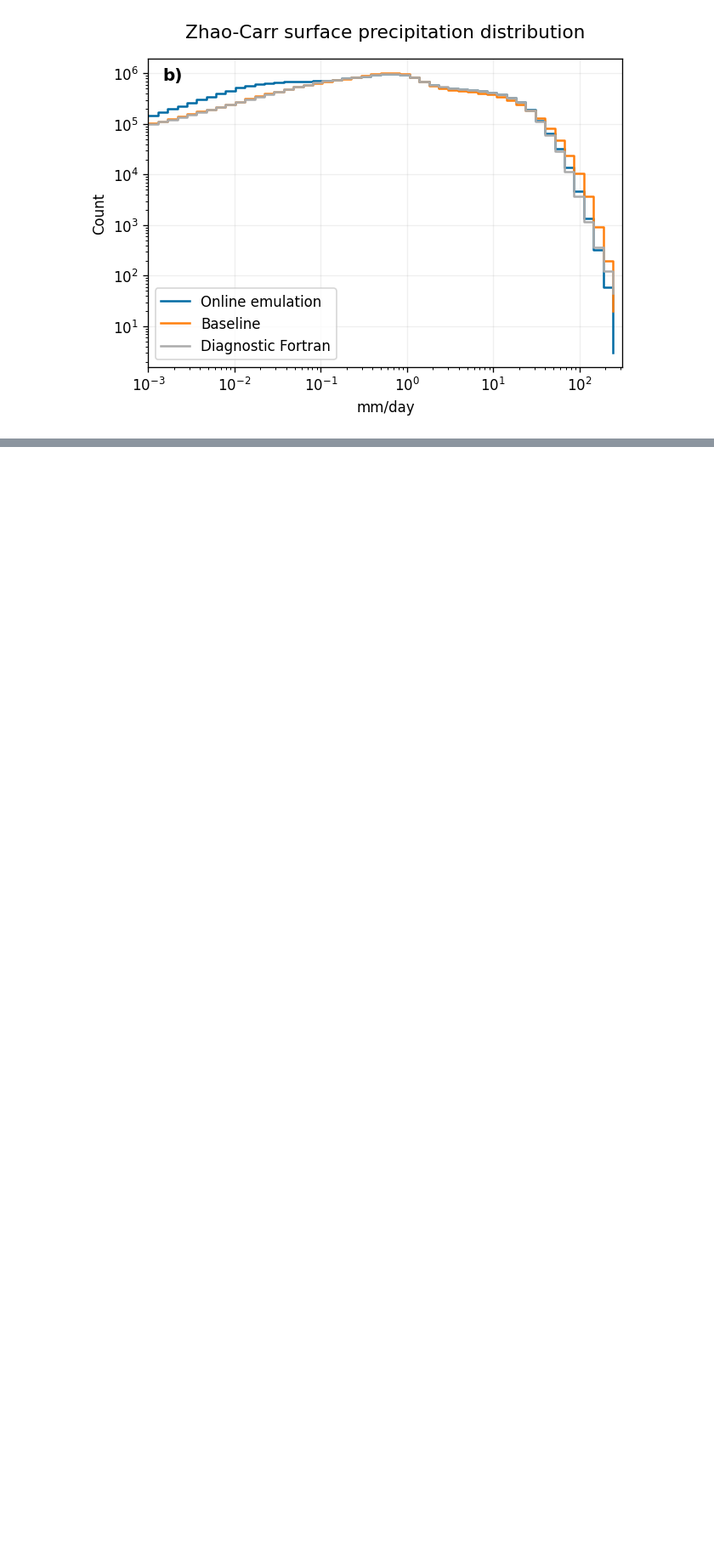
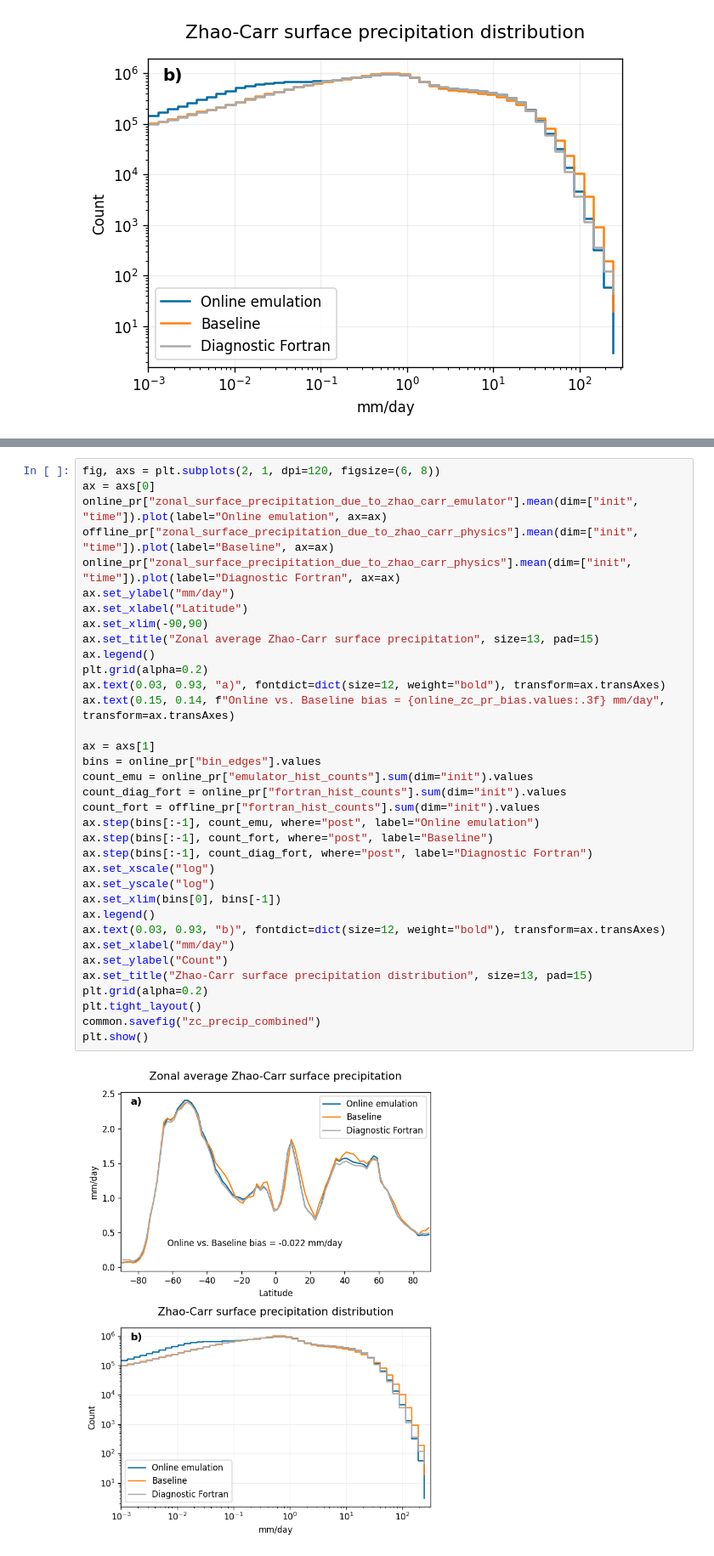
Before and after one commit to ai2cm/zc-emulation-manuscript, a Jupyter notebook: notebooks/precipitation.ipynb, the cells around one changed output, grey strips where cells are left out. Shown: that part at 85% size. Cells and saved outputs as stored; diff of their text form; blank space fills up the shorter version.

Commit message:
Add combined figures for post-review submission

```diff
--- a/notebooks/precipitation.ipynb
+++ b/notebooks/precipitation.ipynb
@@ -63,0 +66,37 @@ plt.show()
+# %%
+fig, axs = plt.subplots(2, 1, dpi=120, figsize=(6, 8))
+ax = axs[0]
+online_pr["zonal_surface_precipitation_due_to_zhao_carr_emulator"].mean(dim=["init", "time"]).plot(label="Online emulation", ax=ax)
+offline_pr["zonal_surface_precipitation_due_to_zhao_carr_physics"].mean(dim=["init", "time"]).plot(label="Baseline", ax=ax)
+online_pr["zonal_surface_precipitation_due_to_zhao_carr_physics"].mean(dim=["init", "time"]).plot(label="Diagnostic Fortran", ax=ax)
+ax.set_ylabel("mm/day")
+ax.set_xlabel("Latitude")
+ax.set_xlim(-90,90)
+ax.set_title("Zonal average Zhao-Carr surface precipitation", size=13, pad=15)
+ax.legend()
+plt.grid(alpha=0.2)
+ax.text(0.03, 0.93, "a)", fontdict=dict(size=12, weight="bold"), transform=ax.transAxes)
+ax.text(0.15, 0.14, f"Online vs. Baseline bias = {online_zc_pr_bias.values:.3f} mm/day", transform=ax.transAxes)
+
+ax = axs[1]
+bins = online_pr["bin_edges"].values
+count_emu = online_pr["emulator_hist_counts"].sum(dim="init").values
+count_diag_fort = online_pr["fortran_hist_counts"].sum(dim="init").values
+count_fort = offline_pr["fortran_hist_counts"].sum(dim="init").values
+ax.step(bins[:-1], count_emu, where="post", label="Online emulation")
+ax.step(bins[:-1], count_fort, where="post", label="Baseline")
+ax.step(bins[:-1], count_diag_fort, where="post", label="Diagnostic Fortran")
+ax.set_xscale("log")
+ax.set_yscale("log")
+ax.set_xlim(bins[0], bins[-1])
+ax.legend()
+ax.text(0.03, 0.93, "b)", fontdict=dict(size=12, weight="bold"), transform=ax.transAxes)
+ax.set_xlabel("mm/day")
+ax.set_ylabel("Count")
+ax.set_title("Zhao-Carr surface precipitation distribution", size=13, pad=15)
+plt.grid(alpha=0.2)
+plt.tight_layout()
+common.savefig("zc_precip_combined")
+plt.show()
+# %% [output]
+[figure, added]
```
Also changed, not shown: parts of 1 cell of this notebook, 4 other files.
